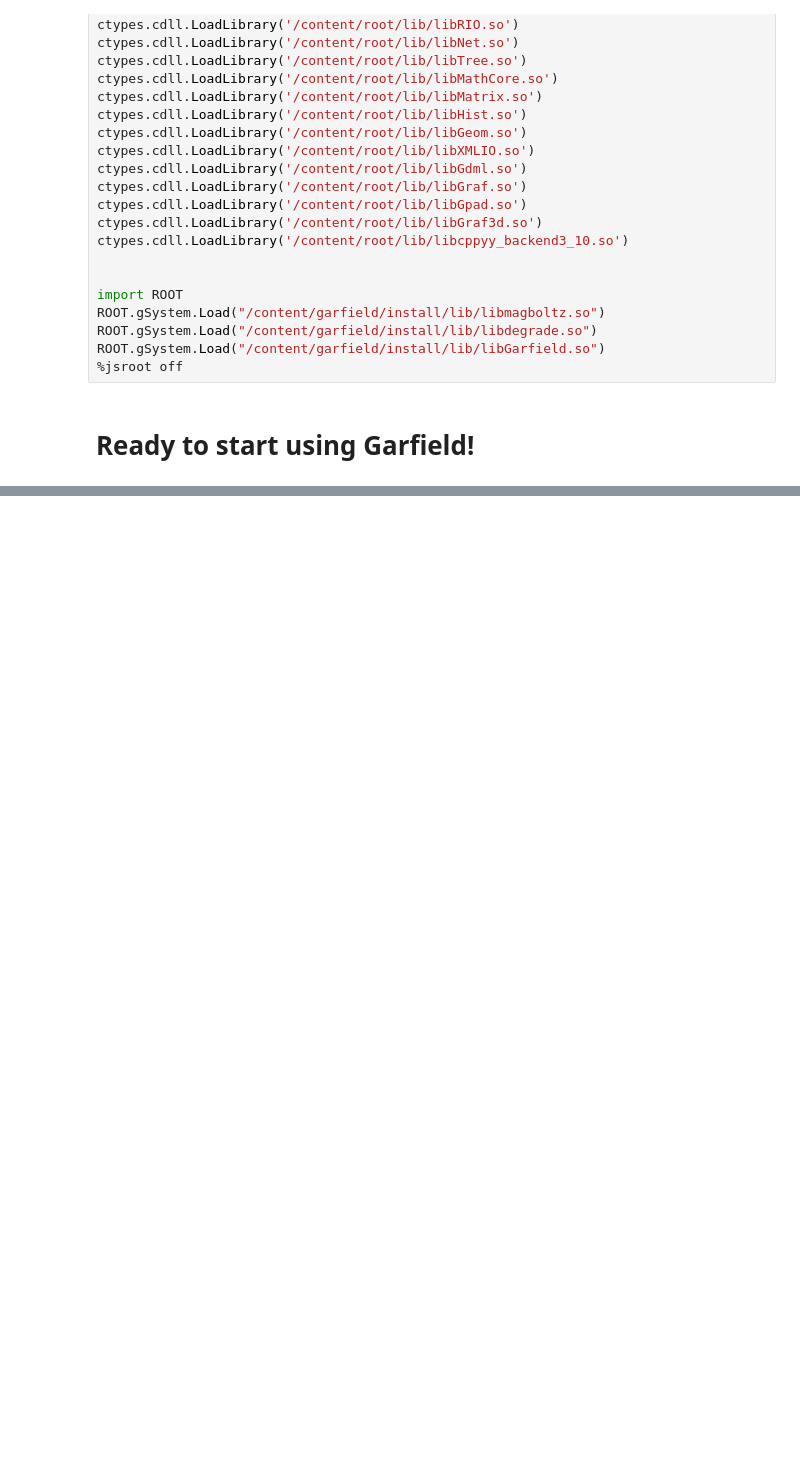
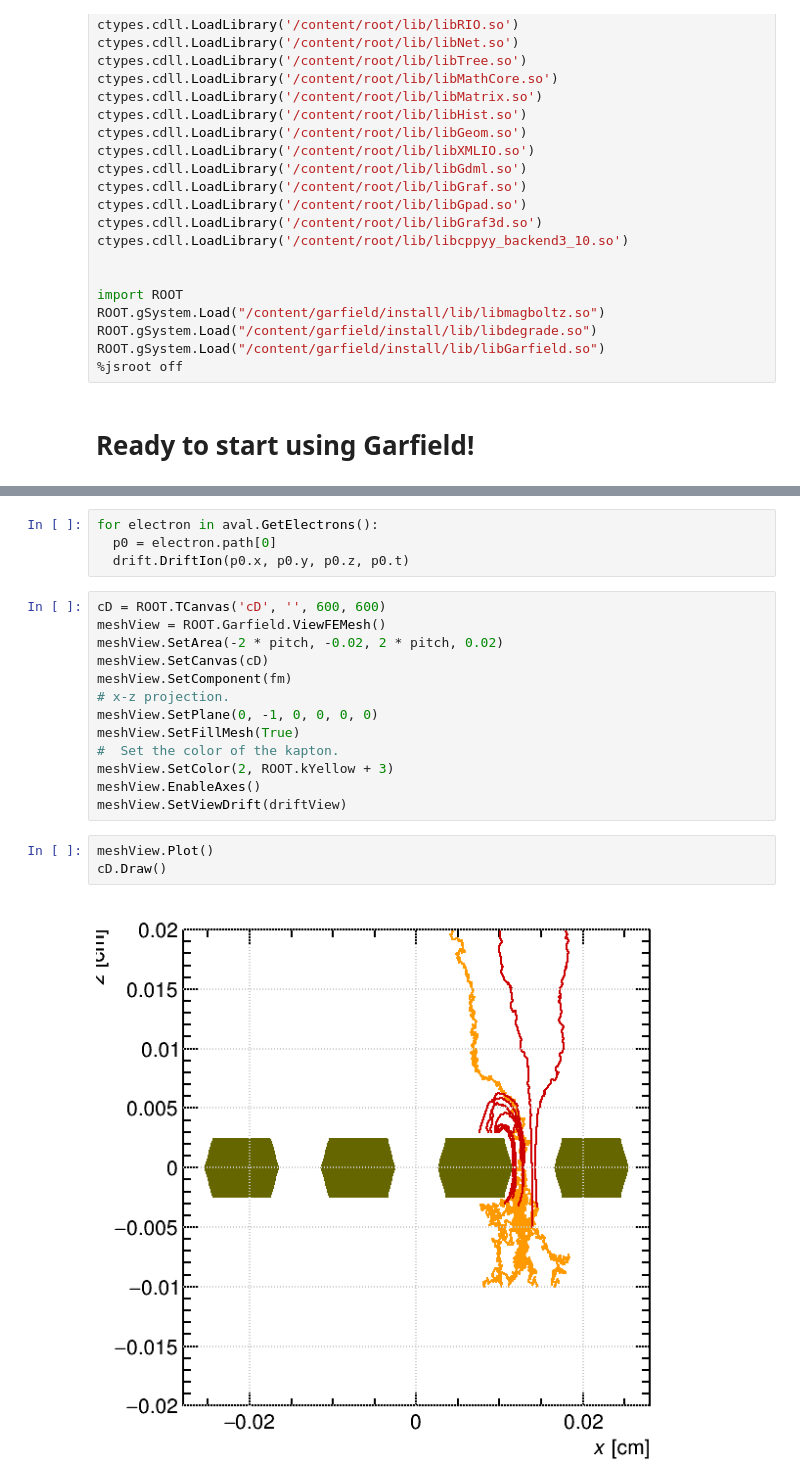
Before and after one commit to pietverwilligen/Schools, a Jupyter notebook: RD51School_2023_GarfieldExercise.ipynb, the cells around one changed output, grey strips where cells are left out. Drawn from its saved outputs; the diff is of its cells as text; blank space fills up the shorter version.

```diff
--- a/RD51School_2023_GarfieldExercise.ipynb
+++ b/RD51School_2023_GarfieldExercise.ipynb
@@ -222,0 +384,22 @@ MediumMagboltz::SetComposition: Ar/CO2 (90/10)
+# %%
+for electron in aval.GetElectrons():
+  p0 = electron.path[0]
+  drift.DriftIon(p0.x, p0.y, p0.z, p0.t)
+# %%
+cD = ROOT.TCanvas('cD', '', 600, 600)
+meshView = ROOT.Garfield.ViewFEMesh()
+meshView.SetArea(-2 * pitch, -0.02, 2 * pitch, 0.02)
+meshView.SetCanvas(cD)
+meshView.SetComponent(fm)
+# x-z projection.
+meshView.SetPlane(0, -1, 0, 0, 0, 0)
+meshView.SetFillMesh(True)
+#  Set the color of the kapton.
+meshView.SetColor(2, ROOT.kYellow + 3)
+meshView.EnableAxes()
+meshView.SetViewDrift(driftView)
+# %%
+meshView.Plot()
+cD.Draw()
+# %% [output]
+[figure, added]
```
Also changed, not shown: parts of 19 cells of this notebook.
